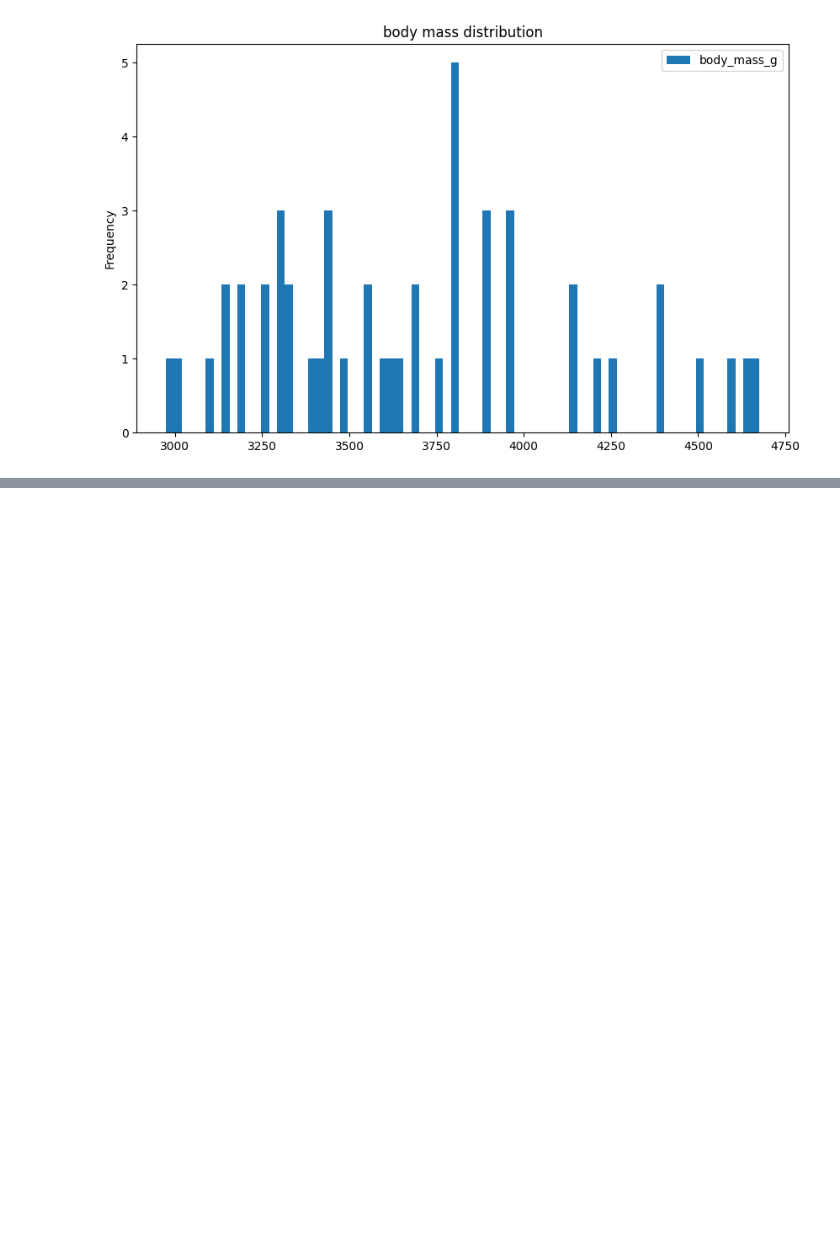
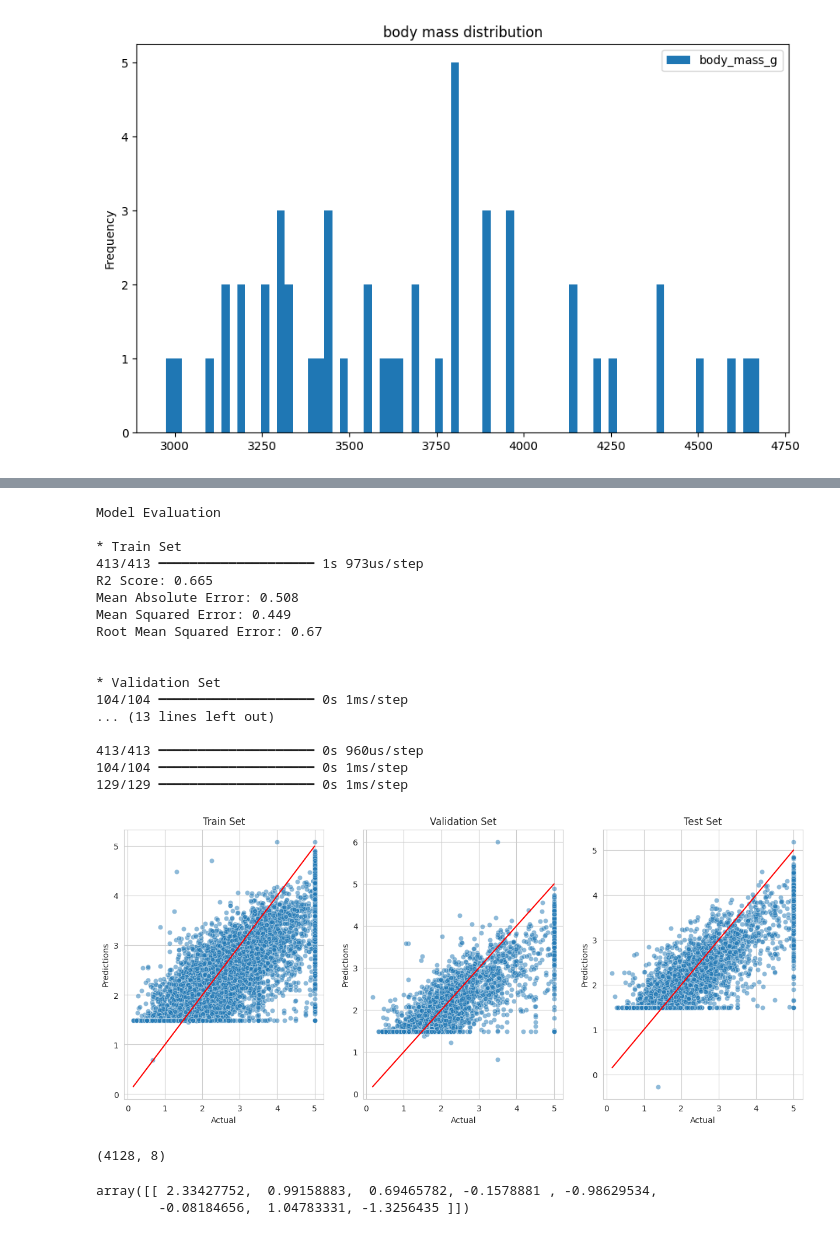
Before and after one commit to sabrina-corona-94/big-data-applications-02.02.26, a Jupyter notebook: jupyter_notebooks/.ipynb, the cells around one changed output, grey strips where cells are left out. Cells and saved outputs as stored; diff of their text form; code cells hidden in the pictures; blank space fills up the shorter version.

```diff
--- a/jupyter_notebooks/.ipynb
+++ b/jupyter_notebooks/.ipynb
@@ -712,0 +1164,27 @@ plt.show()
+# %%
+regression_performance(X_train, y_train,X_val, y_val, X_test, y_test,model)
+regression_evaluation_plots(X_train, y_train, X_val, y_val,X_test, y_test,
+                            model, alpha_scatter=0.5)
+# %% [output]
+Model Evaluation
+
+* Train Set
+413/413 ━━━━━━━━━━━━━━━━━━━━ 1s 973us/step
+R2 Score: 0.665
+Mean Absolute Error: 0.508
+Mean Squared Error: 0.449
+Root Mean Squared Error: 0.67
+
+
+* Validation Set
+104/104 ━━━━━━━━━━━━━━━━━━━━ 0s 1ms/step
+... (13 lines left out)
+
+413/413 ━━━━━━━━━━━━━━━━━━━━ 0s 960us/step
+104/104 ━━━━━━━━━━━━━━━━━━━━ 0s 1ms/step
+129/129 ━━━━━━━━━━━━━━━━━━━━ 0s 1ms/step
+[figure, added]
+# %%
+X_test.shape
+# %% [output]
+(4128, 8)
@@ -712,0 +1202,6 @@ plt.show()
+# %%
+sample_cnn = pipeline.transform(sample.values)
+sample_cnn
+# %% [output]
+array([[ 2.33427752,  0.99158883,  0.69465782, -0.1578881 , -0.98629534,
+        -0.08184656,  1.04783331, -1.3256435 ]])
```
Also changed, not shown: parts of 40 cells of this notebook, 1 other file.
